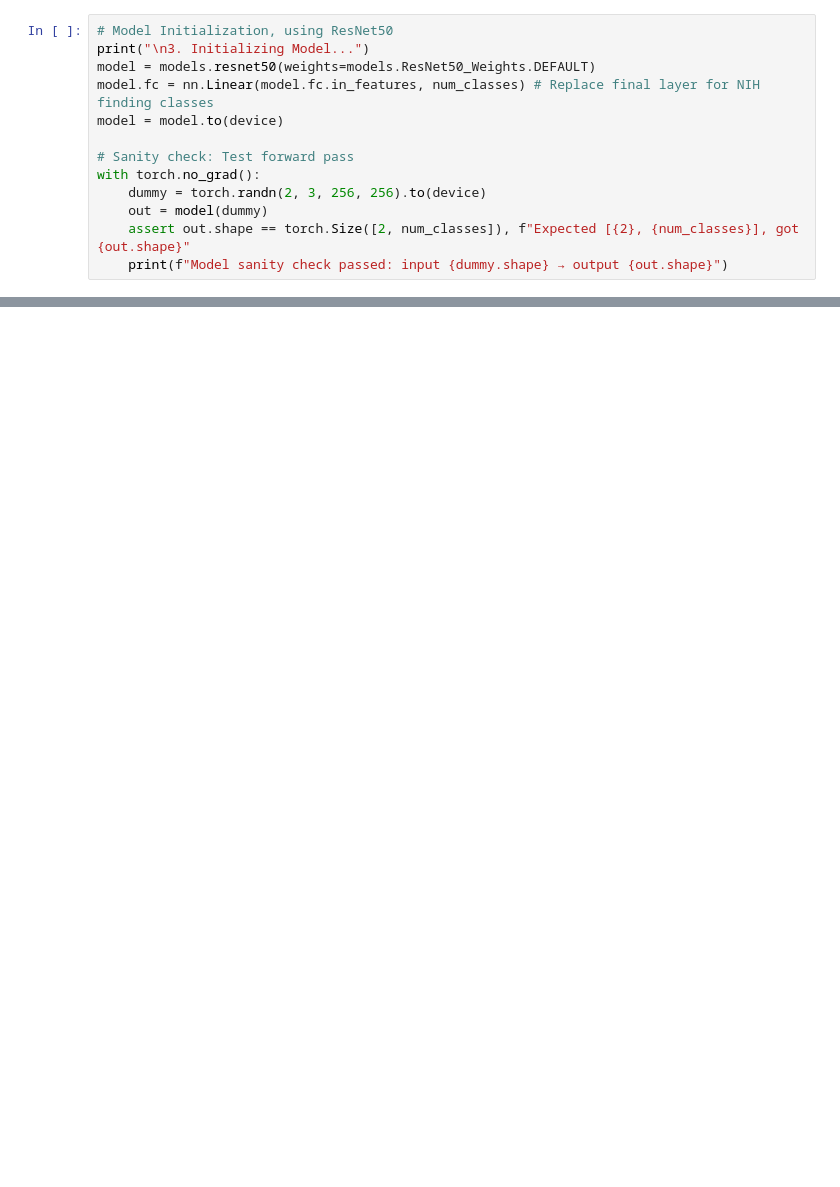
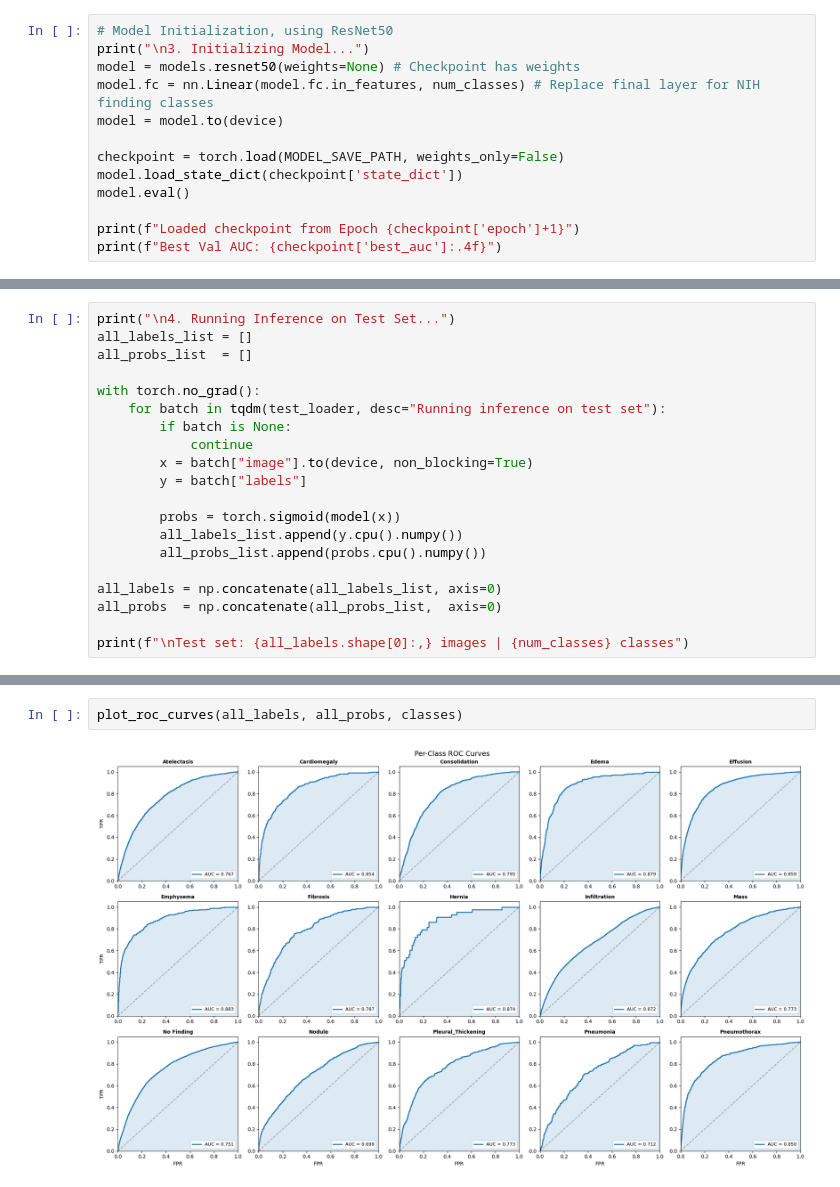
Before and after one commit to k-phantastic/NIH-XRay-Segmentation, a Jupyter notebook: ResNet50/resnet.ipynb, the cells around one changed output, grey strips where cells are left out. Cells and saved outputs as stored; diff of their text form; blank space fills up the shorter version.

```diff
--- a/ResNet50/resnet.ipynb
+++ b/ResNet50/resnet.ipynb
@@ -96,15 +79,15 @@ Dataset initialization complete!
 # %%
 # Model Initialization, using ResNet50
 print("\n3. Initializing Model...")
-model = models.resnet50(weights=models.ResNet50_Weights.DEFAULT)
+model = models.resnet50(weights=None) # Checkpoint has weights
 model.fc = nn.Linear(model.fc.in_features, num_classes) # Replace final layer for NIH finding classes
 model = model.to(device)
 
-# Sanity check: Test forward pass
-with torch.no_grad():
-    dummy = torch.randn(2, 3, 256, 256).to(device)
-    out = model(dummy)
-    assert out.shape == torch.Size([2, num_classes]), f"Expected [{2}, {num_classes}], got {out.shape}"
-    print(f"Model sanity check passed: input {dummy.shape} → output {out.shape}")
+checkpoint = torch.load(MODEL_SAVE_PATH, weights_only=False)
+model.load_state_dict(checkpoint['state_dict'])
+model.eval()
+
+print(f"Loaded checkpoint from Epoch {checkpoint['epoch']+1}")
+print(f"Best Val AUC: {checkpoint['best_auc']:.4f}")
 # %% [output]
 3. Initializing Model...
@@ -631,0 +96,20 @@ plt.show()
+# %%
+print("\n4. Running Inference on Test Set...")
+all_labels_list = []
+all_probs_list  = []
+
+with torch.no_grad():
+    for batch in tqdm(test_loader, desc="Running inference on test set"):
+        if batch is None:
+            continue
+        x = batch["image"].to(device, non_blocking=True)
+        y = batch["labels"]
+
+        probs = torch.sigmoid(model(x))
+        all_labels_list.append(y.cpu().numpy())
+        all_probs_list.append(probs.cpu().numpy())
+
+all_labels = np.concatenate(all_labels_list, axis=0)
+all_probs  = np.concatenate(all_probs_list,  axis=0)
+
+print(f"\nTest set: {all_labels.shape[0]:,} images | {num_classes} classes")
@@ -631,0 +145,4 @@ plt.show()
+# %%
+plot_roc_curves(all_labels, all_probs, classes)
+# %% [output]
+[figure, added]
```
Also changed, not shown: parts of 18 cells of this notebook, 11 other files.
